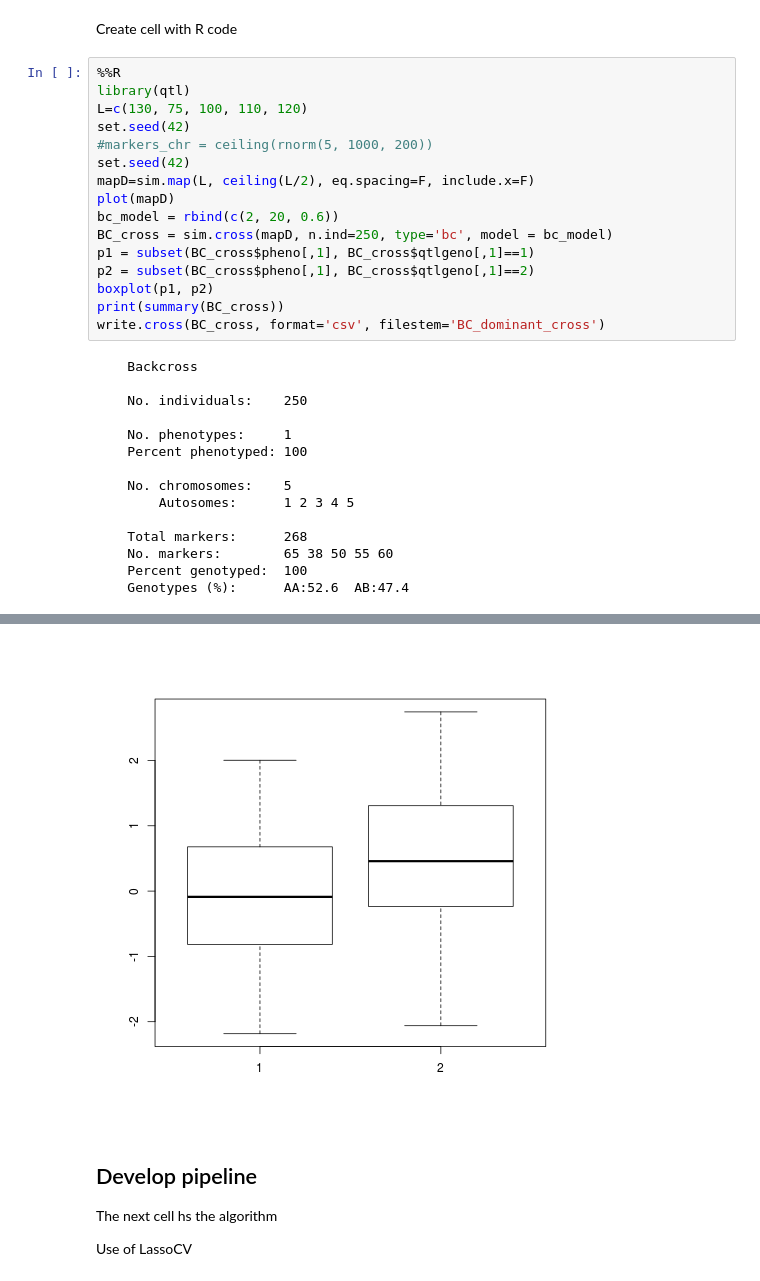
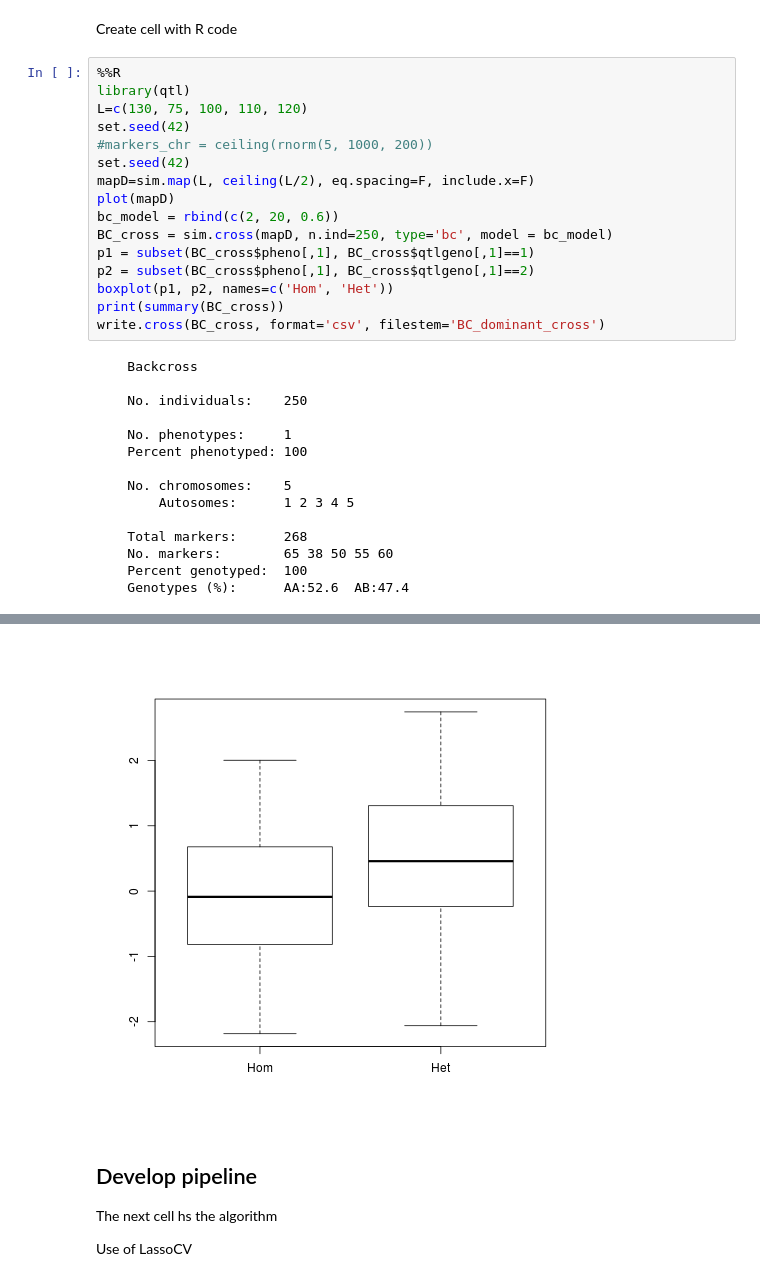
Before and after one commit to aariani/Gepts_Lab_Book, a Jupyter notebook: QTLmap/MLQTLs/mlQTLs_notebook.ipynb, the cells around one changed output, grey strips where cells are left out. Cells and saved outputs as stored; diff of their text form.

```diff
--- a/QTLmap/MLQTLs/mlQTLs_notebook.ipynb
+++ b/QTLmap/MLQTLs/mlQTLs_notebook.ipynb
@@ -25,35 +25,35 @@ Create cell with R code
 %%R
 library(qtl)
 L=c(130, 75, 100, 110, 120)
 set.seed(42)
 #markers_chr = ceiling(rnorm(5, 1000, 200))
 set.seed(42)
 mapD=sim.map(L, ceiling(L/2), eq.spacing=F, include.x=F)
 plot(mapD)
 bc_model = rbind(c(2, 20, 0.6))
 BC_cross = sim.cross(mapD, n.ind=250, type='bc', model = bc_model)
 p1 = subset(BC_cross$pheno[,1], BC_cross$qtlgeno[,1]==1)
 p2 = subset(BC_cross$pheno[,1], BC_cross$qtlgeno[,1]==2)
-boxplot(p1, p2)
+boxplot(p1, p2, names=c('Hom', 'Het'))
 print(summary(BC_cross))
 write.cross(BC_cross, format='csv', filestem='BC_dominant_cross')
 # %% [output]
     Backcross
 
     No. individuals:    250
 
     No. phenotypes:     1
     Percent phenotyped: 100
 
     No. chromosomes:    5
         Autosomes:      1 2 3 4 5
 
     Total markers:      268
     No. markers:        65 38 50 55 60
     Percent genotyped:  100
     Genotypes (%):      AA:52.6  AB:47.4
 [figure]
-[figure, old version]
+[figure, new version]
 # %% [markdown]
 ## Develop pipeline
 The next cell hs the algorithm
```
Also changed, not shown: parts of 17 cells of this notebook.
